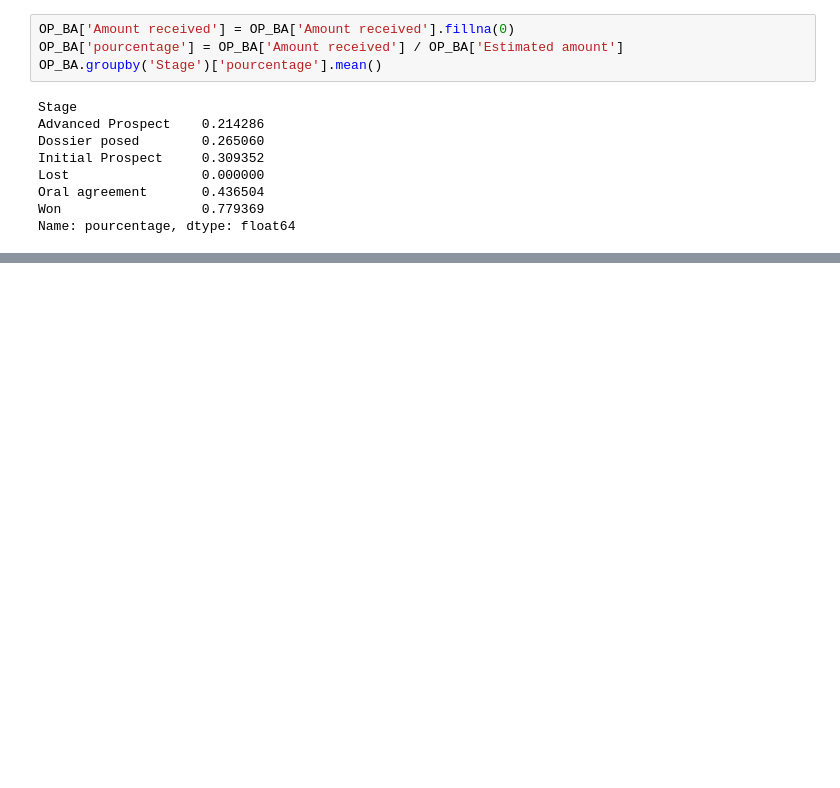
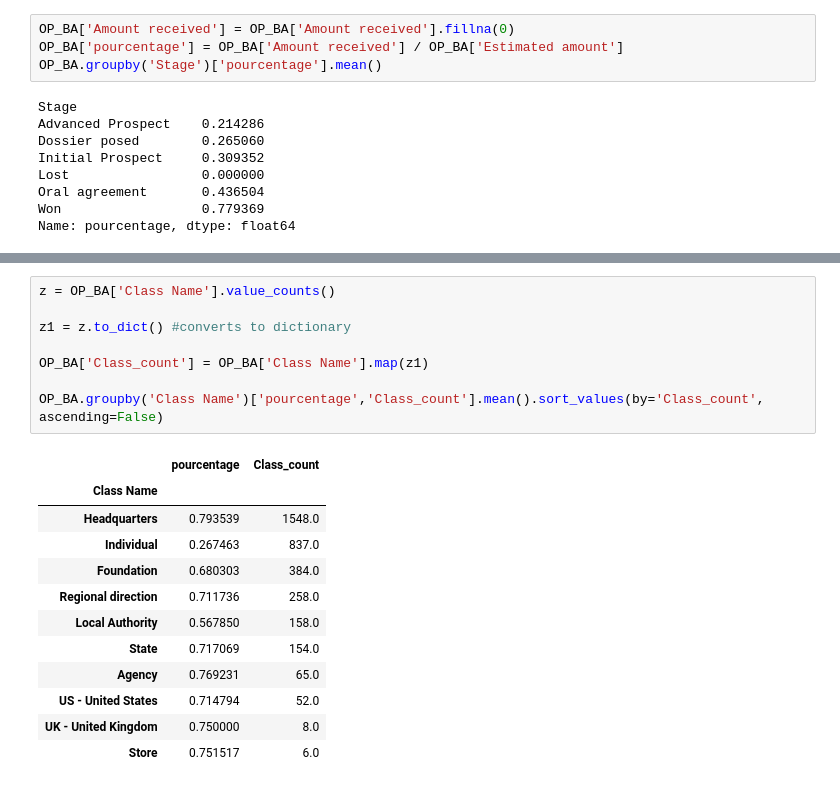
Before and after one commit to dfgparis23/Team-2, a Jupyter notebook: Analytics_Business_Account.ipynb, the cells around one changed output, grey strips where cells are left out. Cells and saved outputs as stored; diff of their text form; blank space fills up the shorter version.

```diff
--- a/Analytics_Business_Account.ipynb
+++ b/Analytics_Business_Account.ipynb
@@ -103,0 +104,21 @@ OP_BA.groupby(by='Activity sector')['pourcentage','Sector_count'].mean().sort_va
+# %%
+z = OP_BA['Class Name'].value_counts()
+
+z1 = z.to_dict() #converts to dictionary
+
+OP_BA['Class_count'] = OP_BA['Class Name'].map(z1)
+
+OP_BA.groupby('Class Name')['pourcentage','Class_count'].mean().sort_values(by='Class_count', ascending=False)
+# %% [output]
+|  | pourcentage | Class_count |
+| Class Name |  |  |
+| Headquarters | 0.793539 | 1548.0 |
+| Individual | 0.267463 | 837.0 |
+| Foundation | 0.680303 | 384.0 |
+| Regional direction | 0.711736 | 258.0 |
+| Local Authority | 0.567850 | 158.0 |
+| State | 0.717069 | 154.0 |
+| Agency | 0.769231 | 65.0 |
+| US - United States | 0.714794 | 52.0 |
+| UK - United Kingdom | 0.750000 | 8.0 |
+| Store | 0.751517 | 6.0 |
```
Also changed, not shown: parts of 5 cells of this notebook.
